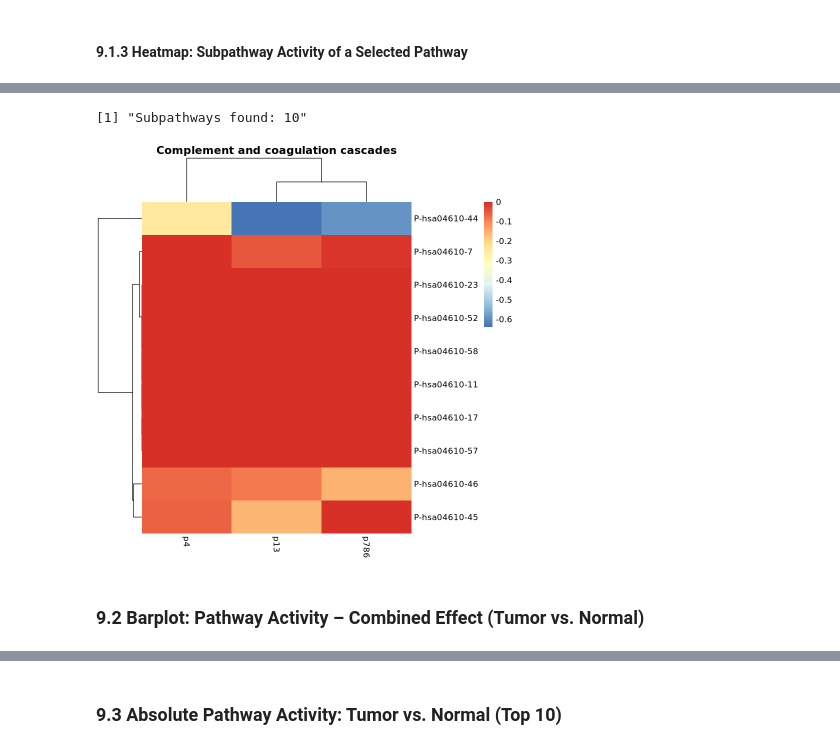
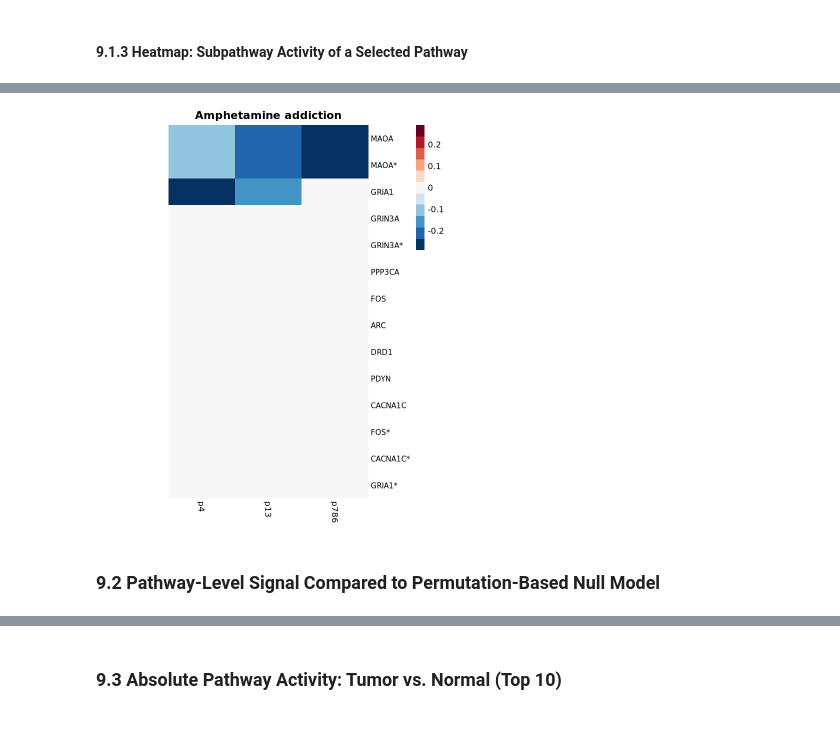
Before and after one commit to BennetDub/mein-r-projekt, a Jupyter notebook: Hipathia withou PB.ipynb, the cells around one changed output, grey strips where cells are left out. Cells and saved outputs as stored; diff of their text form; code cells hidden in the pictures.

Commit message:
Visualisation und t &n zu malignant und mesothelium

```diff
--- a/Hipathia withou PB.ipynb
+++ b/Hipathia withou PB.ipynb
@@ -56,8 +56,8 @@ rna_standardized_out <- "rna_standardized.csv"
 # Column in metadata that contains celltype annotation
 group_column <- "celltype"
 #  DEFINE GROUPS that will be compare
-group1_name  <- "normal"
-group2_name  <- "tumor"
+group1_name  <- "Mesothelium"
+group2_name  <- "Malignant"
 # Define which celltype belongs to which cellgroup
 group1_types <- c("Mesothelium")     # example: Mesothelium, CD4
 group2_types <- c("Malignant")       # example: Malignant, CD8
@@ -1510,27 +1567,41 @@ pheatmap::pheatmap(
 # %%
-# select pathway to analyse
-pathway_of_interest <- "Complement and coagulation cascades"
+pathway_of_interest <- "Amphetamine addiction"
 
 pid <- pathway_summary$pathway_id[pathway_summary$pathway_label == pathway_of_interest]
 
-# get all subpathways from delta_sub that belong to this pathway
 sub_ids <- rownames(delta_sub)[grepl(pid, rownames(delta_sub))]
 
-print(paste("Subpathways found:", length(sub_ids)))
+delta_amph <- delta_sub[sub_ids, , drop = FALSE]
+delta_amph <- delta_amph[, c("p4", "p13", "p786"), drop = FALSE]
 
-# filter delta_sub
-delta_cascade <- delta_sub[sub_ids, , drop = FALSE]
+# Subpathway Labels
+rownames(delta_amph) <- subpathway_names[rownames(delta_amph)]
+
+# Sortierung nach absolutem Median-Effekt
+median_effects <- apply(delta_amph, 1, median, na.rm = TRUE)
+delta_amph <- delta_amph[order(abs(median_effects), decreasing = TRUE), , drop = FALSE]
+
+# Nur Effektor-Namen
+rownames(delta_amph) <- sub(".*: ", "", rownames(delta_amph))
+
+# Gleiche Farbskala
+max_val <- max(abs(delta_amph), na.rm = TRUE)
+breaks <- seq(-max_val, max_val, length.out = 12)
 
 pheatmap::pheatmap(
-  delta_cascade,
-  main              = pathway_of_interest,
-  cluster_rows      = nrow(delta_cascade) > 1,
-  cluster_cols      = ncol(delta_cascade) > 1,
-  scale             = "none",
-  border_color      = NA
+  delta_amph,
+  main = "Amphetamine addiction",
+  cluster_rows = FALSE,
+  cluster_cols = FALSE,
+  scale = "none",
+  border_color = NA,
+  color = rev(RColorBrewer::brewer.pal(11, "RdBu")),
+  breaks = breaks,
+  cellwidth = 80,
+  fontsize_row = 9,
+  legend = TRUE
 )
 # %% [output]
-[1] "Subpathways found: 10"
-[figure, old version]
+[figure, new version]
 # %% [markdown]
-### 9.2 Barplot: Pathway Activity – Combined Effect (Tumor vs. Normal)
+### 9.2 Pathway-Level Signal Compared to Permutation-Based Null Model
```
Also changed, not shown: parts of 19 cells of this notebook.
